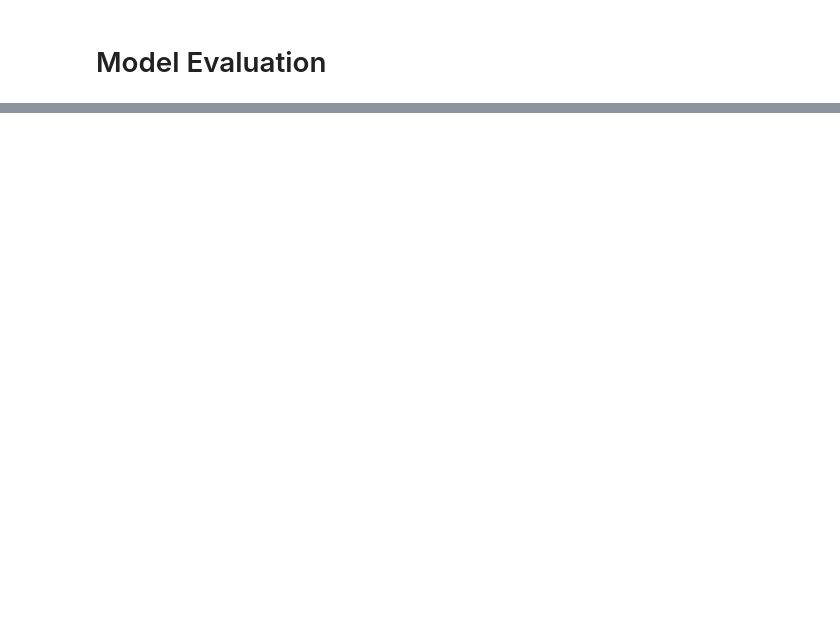
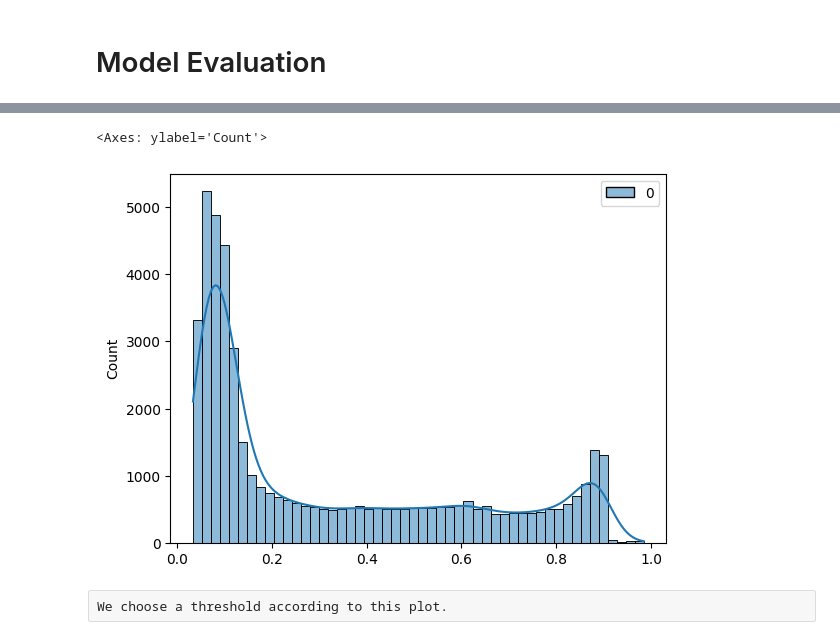
Before and after one commit to ignaciocunado/lstm-autoencoder-anomaly-detection, a Jupyter notebook: sensor-anomalies.model.ipynb, the cells around one changed output, grey strips where cells are left out. Drawn from its saved outputs; the diff is of its cells as text; code cells hidden in the pictures; blank space fills up the shorter version.

Commit message:
Model

```diff
--- a/sensor-anomalies.model.ipynb
+++ b/sensor-anomalies.model.ipynb
@@ -9,2 +71,10 @@
 # %% [markdown]
 # Model Training
+# %%
+def train(train, test):
+    model.fit(train, test, epochs=epochs, batch_size=batch_size, validation_split=0.1, callbacks=[lossHistory], shuffle=False)
+# %%
+def predict(data):
+    return model.predict(data)
+# %%
+train(x_train, y_train)
@@ -11,2 +99,6 @@
 # %% [markdown]
 # Model Evaluation
+# %%
+reconstructions_train = predict(x_train)
+train_mae = np.mean(np.abs(reconstructions_train - x_train), axis=1)
+train_mae
@@ -12,0 +114,7 @@
+# %%
+sns.histplot(train_mae, bins = 50, kde=True)
+# %% [output]
+<Axes: ylabel='Count'>
+[figure, added]
+# %% [raw]
+We choose a threshold according to this plot.
```
Also changed, not shown: parts of 18 cells of this notebook, 1 other file.
